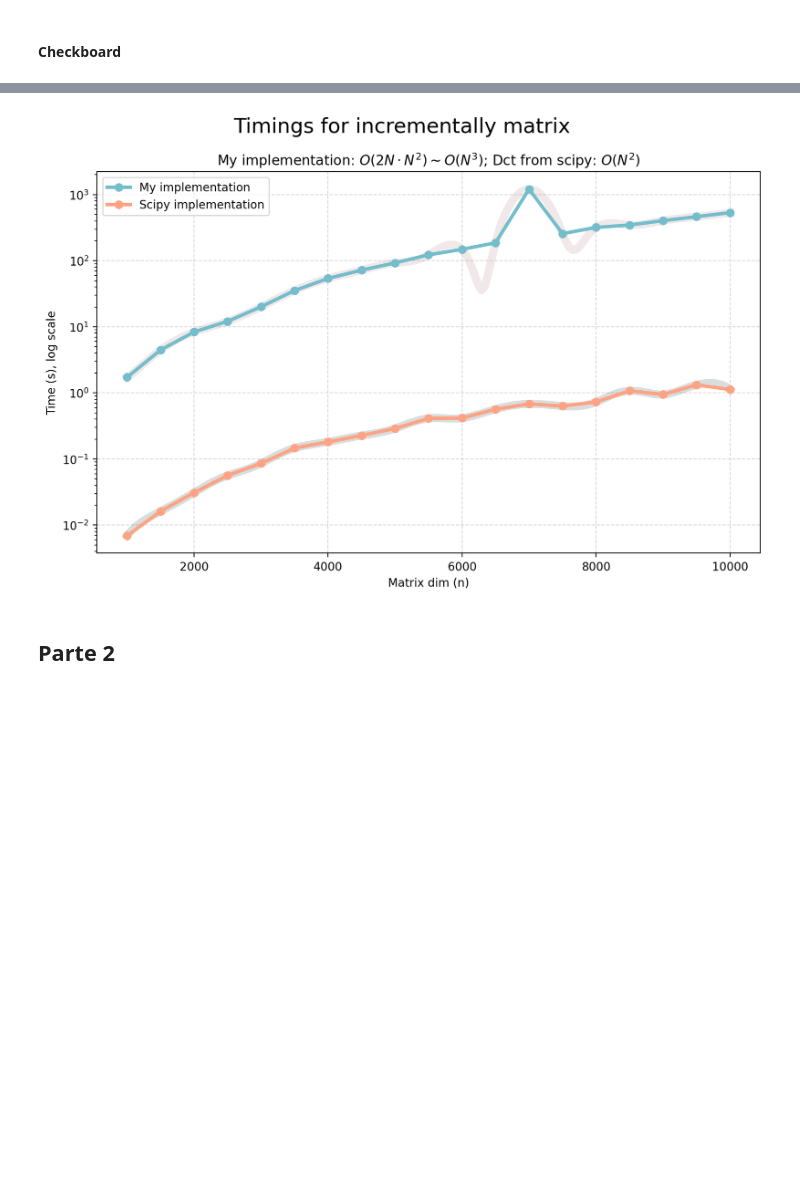
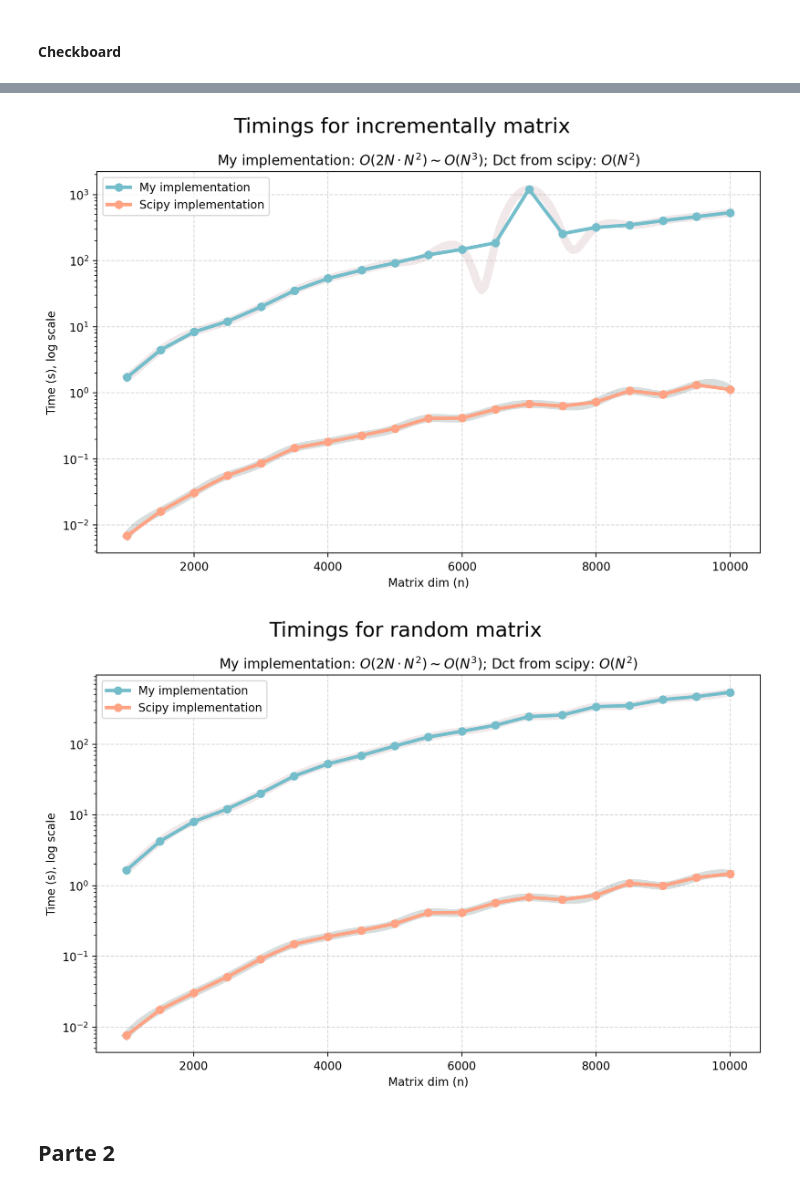
Before and after one commit to DanielSc4/numerical-algorithms-for-mathematical-modeling, a Jupyter notebook: Progetto Fourier analysis/DCT2 open vs my own.ipynb, the cells around one changed output, grey strips where cells are left out. Saved outputs shown, nothing was run; the diff lists cells and outputs as text; code cells hidden in the pictures; blank space fills up the shorter version.

Commit message:
Added images for the report

```diff
--- a/Progetto Fourier analysis/DCT2 open vs my own.ipynb
+++ b/Progetto Fourier analysis/DCT2 open vs my own.ipynb
@@ -199,7 +198,7 @@ from scipy.interpolate import make_interp_spline
 from scipy.interpolate import interp1d
 
 # leggo solo le ultime due righe
-for file in ['results/results_checkboard.txt', 'results/results_diagonally dominant.txt', 'results/results_incrementally.txt']:
+for file in ['results/results_checkboard.txt', 'results/results_diagonally dominant.txt', 'results/results_incrementally.txt', 'results/results_random.txt']:
 
     with open(file) as f:
         lines = f.readlines()
@@ -221,32 +220,33 @@ for file in ['results/results_checkboard.txt', 'results/results_diagonally domin
     Y_dct = cubic_interploation_model_sci(X_)
 
     plt.plot(X_, Y_my, linewidth = 7, color = color[2], alpha = 0.2)
     plt.plot(X_, Y_dct, linewidth = 7, color = color[3], alpha = 0.2)
 
     ####
 
     plt.plot(x, my_times, label = 'My implementation', color = color[0], marker = '.', markersize = 13, linewidth = 3)
     plt.plot(x, dct_times, label = 'Scipy implementation', color = color[1], marker = '.', markersize = 13, linewidth = 3)
 
 
 
     plt.ylabel('Time (s), log scale')
     plt.xlabel('Matrix dim (n)')
     plt.suptitle(f"Timings for {file.split('/')[1].split('.')[0].split('_')[1]} matrix", fontsize = 18)
     plt.title(r'My implementation: $O(2N \cdot N^2) \sim  O(N^3)$; Dct from scipy: $O(N^2)$')
 
     #ax.set_xticks(np.arange(0, len(my_times)), labels = list(range(1000, 10500, 500)))
     # ax.set_xticklabels(list(range(1000, 10500, 500)))
 
     ax.grid(linestyle='--', alpha = 0.5)
     ax.set_axisbelow(True)
     ax.legend()
     plt.tight_layout()
     ax.set_yscale('log')
     plt.show()
 # %% [output]
 [figure]
 [figure]
 [figure]
+[figure, added]
 # %% [markdown]
 ## Parte 2
```
Also changed, not shown: parts of 2 cells of this notebook, 29 other files.
